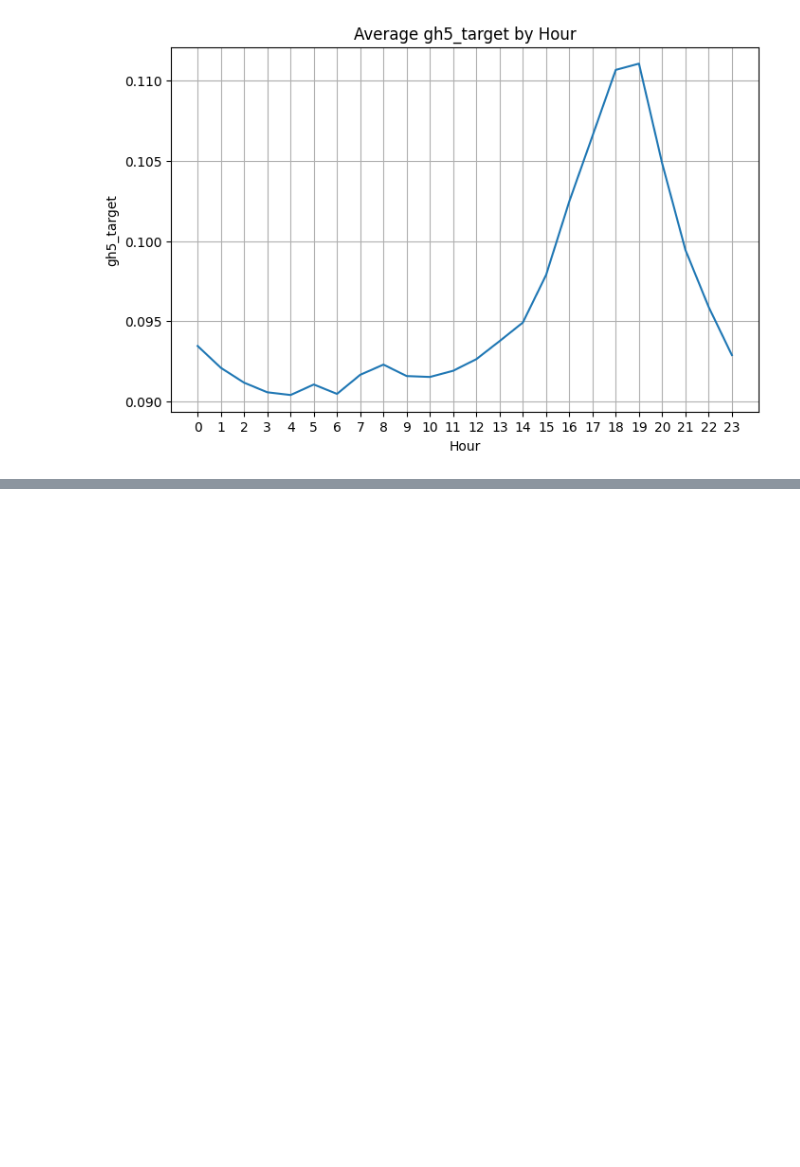
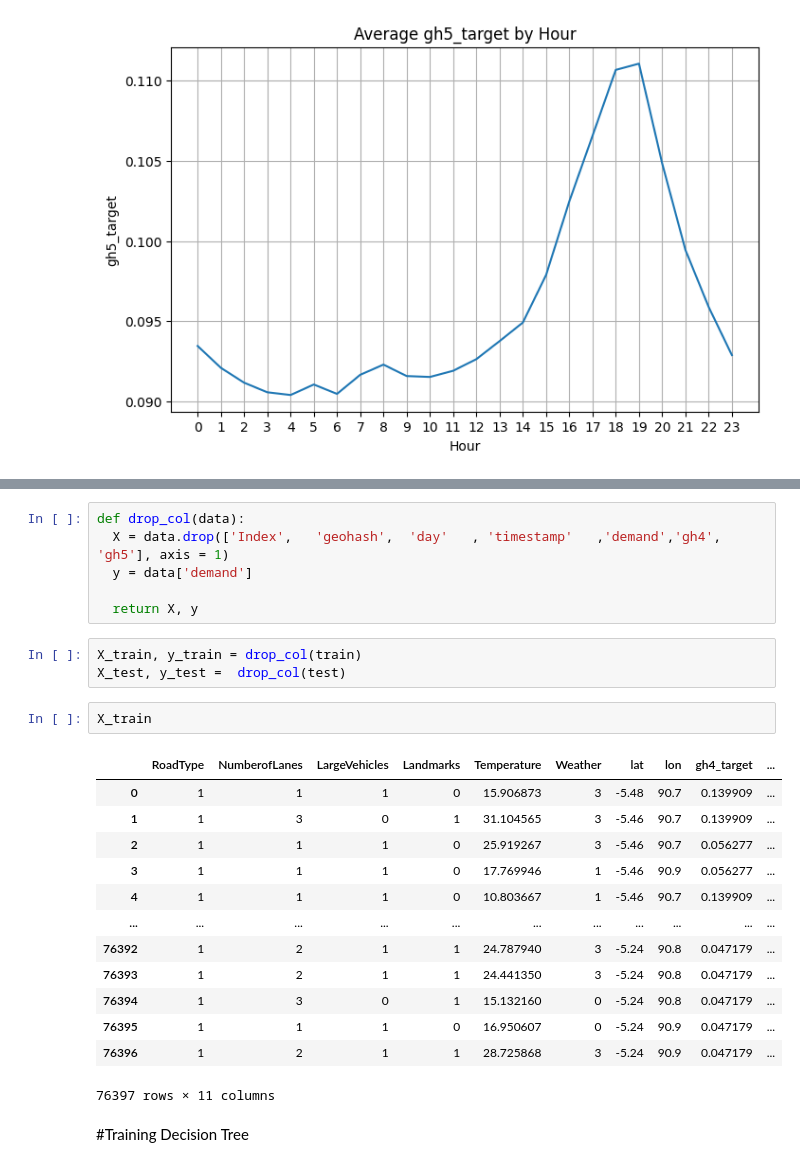
Before and after one commit to Himanshu0518/Traffic-demand-prediction, a Jupyter notebook: notebooks/Version1_GGR.ipynb, the cells around one changed output, grey strips where cells are left out. Saved outputs shown, nothing was run; the diff lists cells and outputs as text; blank space fills up the shorter version.

```diff
--- a/notebooks/Version1_GGR.ipynb
+++ b/notebooks/Version1_GGR.ipynb
@@ -379,0 +381,27 @@ SyntaxError: invalid syntax (1608254182.py, line 2)
+# %%
+def drop_col(data):
+  X = data.drop(['Index',	'geohash',	'day'	, 'timestamp'	,'demand','gh4',	'gh5'], axis = 1)
+  y = data['demand']
+
+  return X, y
+# %%
+X_train, y_train = drop_col(train)
+X_test, y_test =  drop_col(test)
+# %%
+X_train
+# %% [output]
+|  | RoadType | NumberofLanes | LargeVehicles | Landmarks | Temperature | Weather | lat | lon | gh4_target | ... |
+| 0 | 1 | 1 | 1 | 0 | 15.906873 | 3 | -5.48 | 90.7 | 0.139909 | ... |
+| 1 | 1 | 3 | 0 | 1 | 31.104565 | 3 | -5.46 | 90.7 | 0.139909 | ... |
+| 2 | 1 | 1 | 1 | 0 | 25.919267 | 3 | -5.46 | 90.7 | 0.056277 | ... |
+| 3 | 1 | 1 | 1 | 0 | 17.769946 | 1 | -5.46 | 90.9 | 0.056277 | ... |
+| 4 | 1 | 1 | 1 | 0 | 10.803667 | 1 | -5.46 | 90.7 | 0.139909 | ... |
+| ... | ... | ... | ... | ... | ... | ... | ... | ... | ... | ... |
+| 76392 | 1 | 2 | 1 | 1 | 24.787940 | 3 | -5.24 | 90.8 | 0.047179 | ... |
+| 76393 | 1 | 2 | 1 | 1 | 24.441350 | 3 | -5.24 | 90.8 | 0.047179 | ... |
+| 76394 | 1 | 3 | 0 | 1 | 15.132160 | 0 | -5.24 | 90.8 | 0.047179 | ... |
+| 76395 | 1 | 1 | 1 | 0 | 16.950607 | 0 | -5.24 | 90.9 | 0.047179 | ... |
+| 76396 | 1 | 2 | 1 | 1 | 28.725868 | 3 | -5.24 | 90.9 | 0.047179 | ... |
+76397 rows × 11 columns
+# %% [markdown]
+#Training Decision Tree
```
Also changed, not shown: parts of 51 cells of this notebook.
